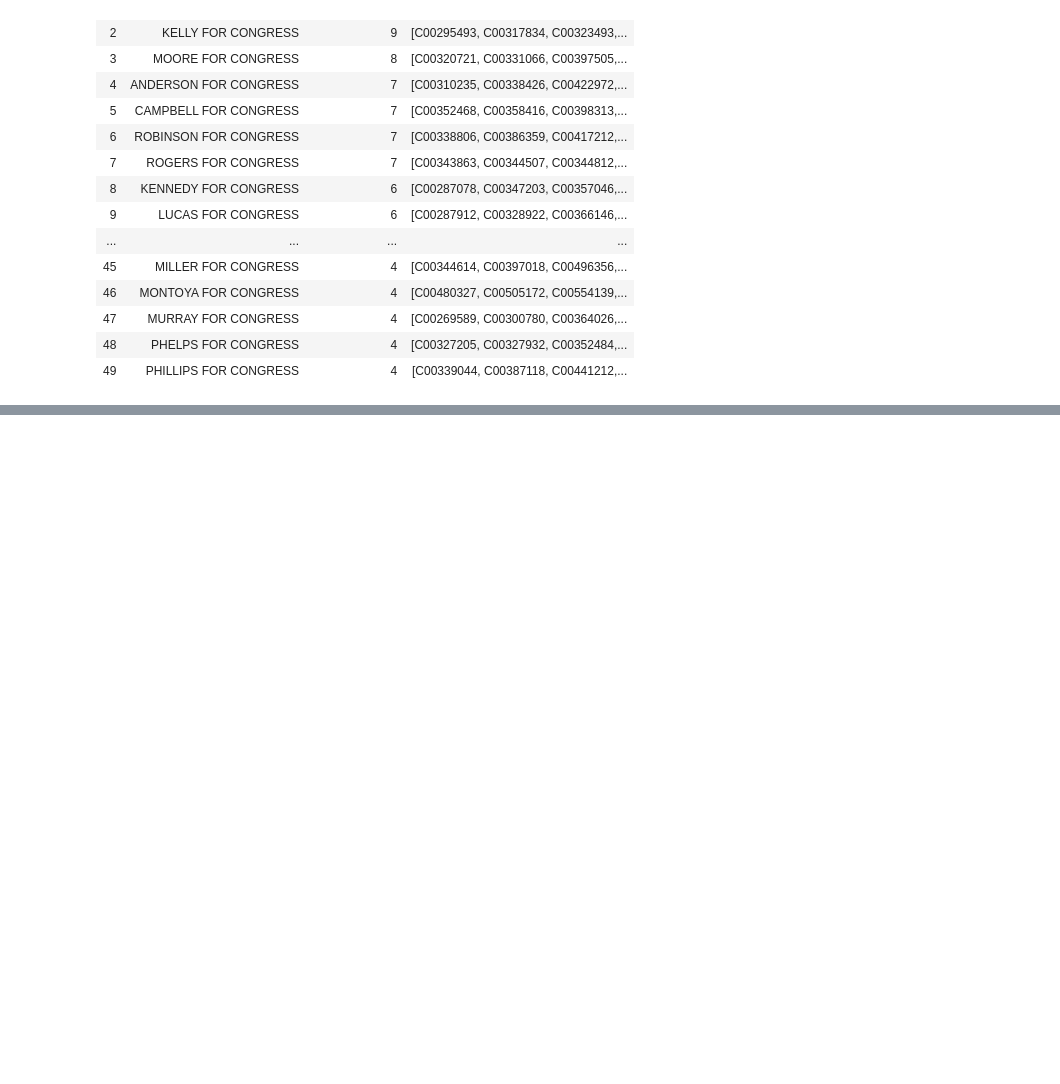
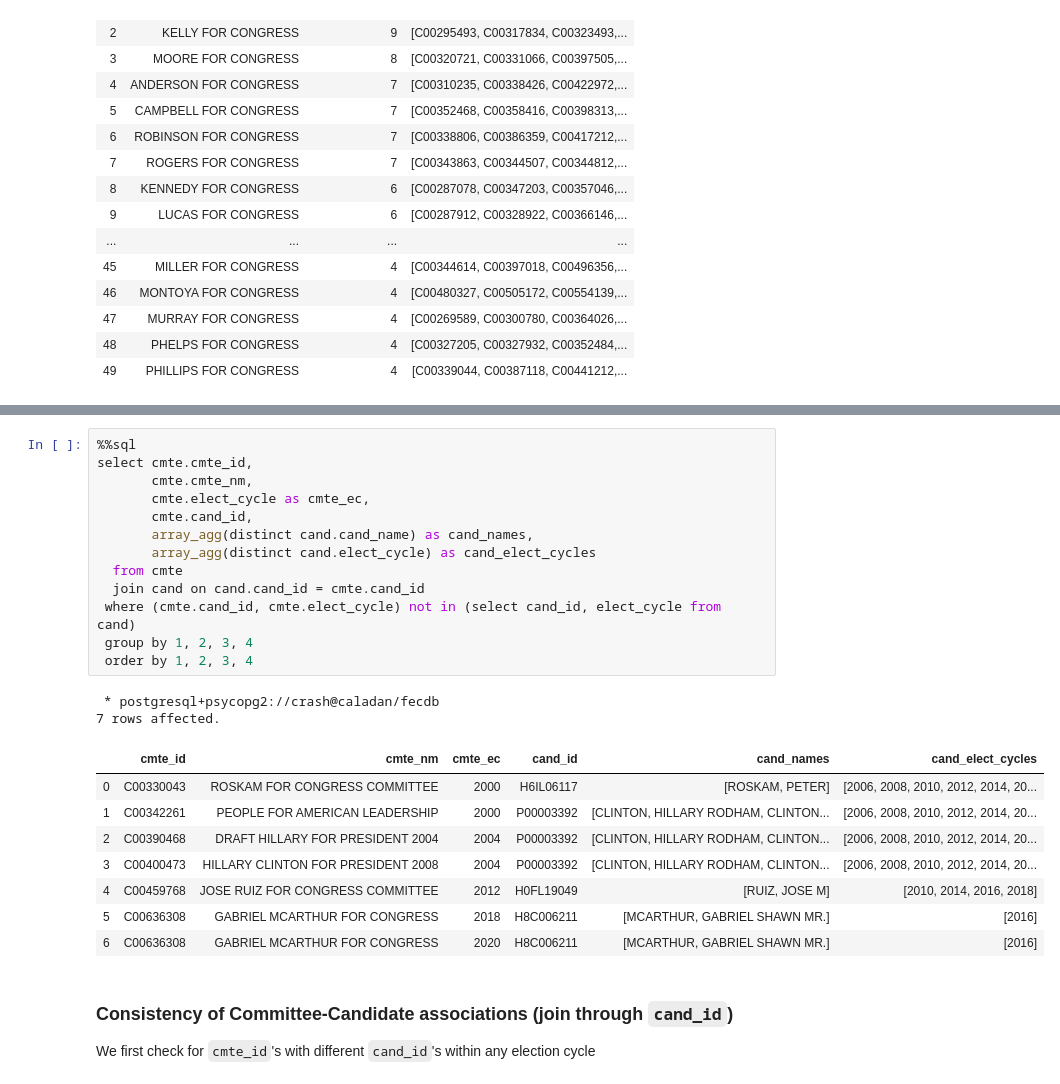
Before and after one commit to crashka/fecdb, a Jupyter notebook: notebooks/data_quality/dq1_cmte_master_data.ipynb, the cells around one changed output, grey strips where cells are left out. Drawn from its saved outputs; the diff is of its cells as text; blank space fills up the shorter version.

```diff
--- a/notebooks/data_quality/dq1_cmte_master_data.ipynb
+++ b/notebooks/data_quality/dq1_cmte_master_data.ipynb
@@ -621,0 +780,28 @@ Examine the following:
+# %%
+%%sql
+select cmte.cmte_id,
+       cmte.cmte_nm,
+       cmte.elect_cycle as cmte_ec,
+       cmte.cand_id,
+       array_agg(distinct cand.cand_name) as cand_names,
+       array_agg(distinct cand.elect_cycle) as cand_elect_cycles
+  from cmte
+  join cand on cand.cand_id = cmte.cand_id
+ where (cmte.cand_id, cmte.elect_cycle) not in (select cand_id, elect_cycle from cand)
+ group by 1, 2, 3, 4
+ order by 1, 2, 3, 4
+# %% [output]
+ * postgresql+psycopg2://crash@caladan/fecdb
+7 rows affected.
+|  | cmte_id | cmte_nm | cmte_ec | cand_id | cand_names | cand_elect_cycles |
+| 0 | C00330043 | ROSKAM FOR CONGRESS COMMITTEE | 2000 | H6IL06117 | [ROSKAM, PETER] | [2006, 2008, 2010, 2012, 2014, 20... |
+| 1 | C00342261 | PEOPLE FOR AMERICAN LEADERSHIP | 2000 | P00003392 | [CLINTON, HILLARY RODHAM, CLINTON... | [2006, 2008, 2010, 2012, 2014, 20... |
+| 2 | C00390468 | DRAFT HILLARY FOR PRESIDENT 2004 | 2004 | P00003392 | [CLINTON, HILLARY RODHAM, CLINTON... | [2006, 2008, 2010, 2012, 2014, 20... |
+| 3 | C00400473 | HILLARY CLINTON FOR PRESIDENT 2008 | 2004 | P00003392 | [CLINTON, HILLARY RODHAM, CLINTON... | [2006, 2008, 2010, 2012, 2014, 20... |
+| 4 | C00459768 | JOSE RUIZ FOR CONGRESS COMMITTEE | 2012 | H0FL19049 | [RUIZ, JOSE M] | [2010, 2014, 2016, 2018] |
+| 5 | C00636308 | GABRIEL MCARTHUR FOR CONGRESS | 2018 | H8C006211 | [MCARTHUR, GABRIEL SHAWN MR.] | [2016] |
+| 6 | C00636308 | GABRIEL MCARTHUR FOR CONGRESS | 2020 | H8C006211 | [MCARTHUR, GABRIEL SHAWN MR.] | [2016] |
+# %% [markdown]
+### Consistency of Committee-Candidate associations (join through `cand_id`) ###
+
+We first check for `cmte_id`'s with different `cand_id`'s within any election cycle
```
Also changed, not shown: parts of 28 cells of this notebook, 3 other files.
